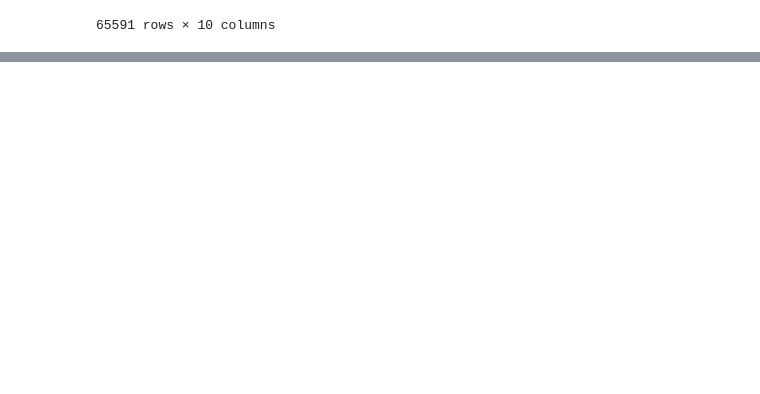
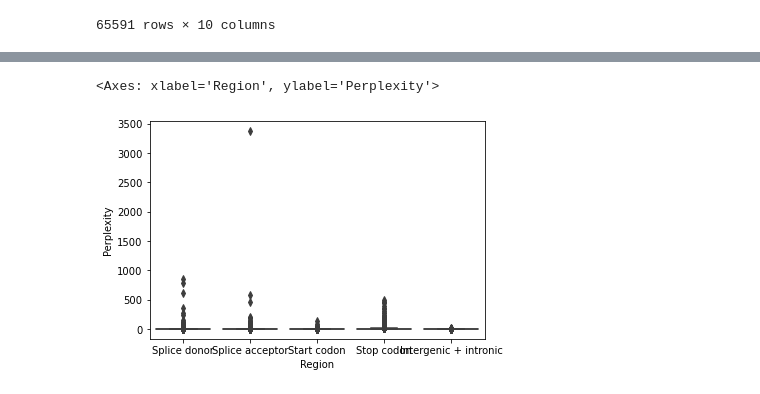
Before and after one commit to songlab-cal/gpn, a Jupyter notebook: analysis/arabidopsis/motif_perplexity.ipynb, the cells around one changed output, grey strips where cells are left out. Drawn from its saved outputs; the diff is of its cells as text; code cells hidden in the pictures; blank space fills up the shorter version.

Commit message:
Motif perplexity done

```diff
--- a/analysis/arabidopsis/motif_perplexity.ipynb
+++ b/analysis/arabidopsis/motif_perplexity.ipynb
@@ -293,0 +272,5 @@ agg_TF
+# %%
+annot2 = annot2.groupby("feature").sample(n=300, random_state=42)
+annot2 = intersect_intervals(annot2, computed_intervals)
+annot2["Region"] = "Intergenic + intronic"
+annot2
@@ -293,0 +295,3 @@ agg_TF
+# %%
+windows = pd.concat([splice_donors, splice_acceptors, start_codons, stop_codons, annot2], ignore_index=True)
+windows
@@ -293,0 +312,13 @@ agg_TF
+# %%
+def mean_perplexity(w):
+    seq = genome.get_seq(w.chrom, w.start, w.end).upper()
+    query = pd.DataFrame({
+        "chrom": [w.chrom] * len(seq),
+        "pos": np.arange(w.start, w.end),
+        "nucleotide": list(seq),
+    })
+    return pred[pd.MultiIndex.from_frame(query)].mean()
+# %%
+# could do a subsample of background if it's too slow
+windows["Perplexity"] = windows.progress_apply(mean_perplexity, axis=1)
+windows
@@ -293,0 +339,5 @@ agg_TF
+# %%
+sns.boxplot(data=windows, x="Region", y="Perplexity")
+# %% [output]
+<Axes: xlabel='Region', ylabel='Perplexity'>
+[figure, added]
```
Also changed, not shown: parts of 26 cells of this notebook, 1 other file.
